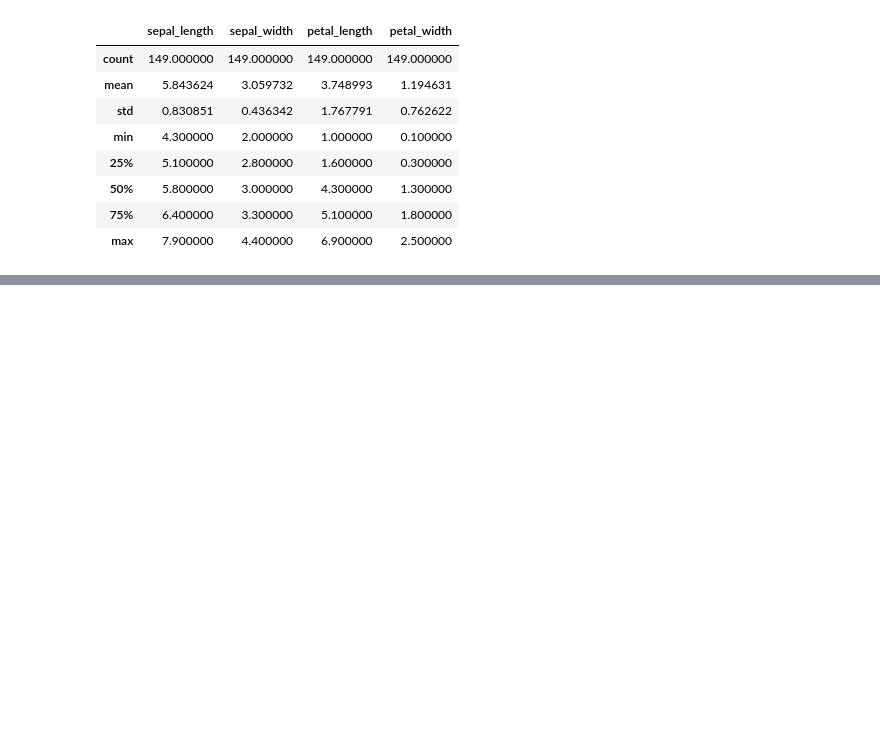
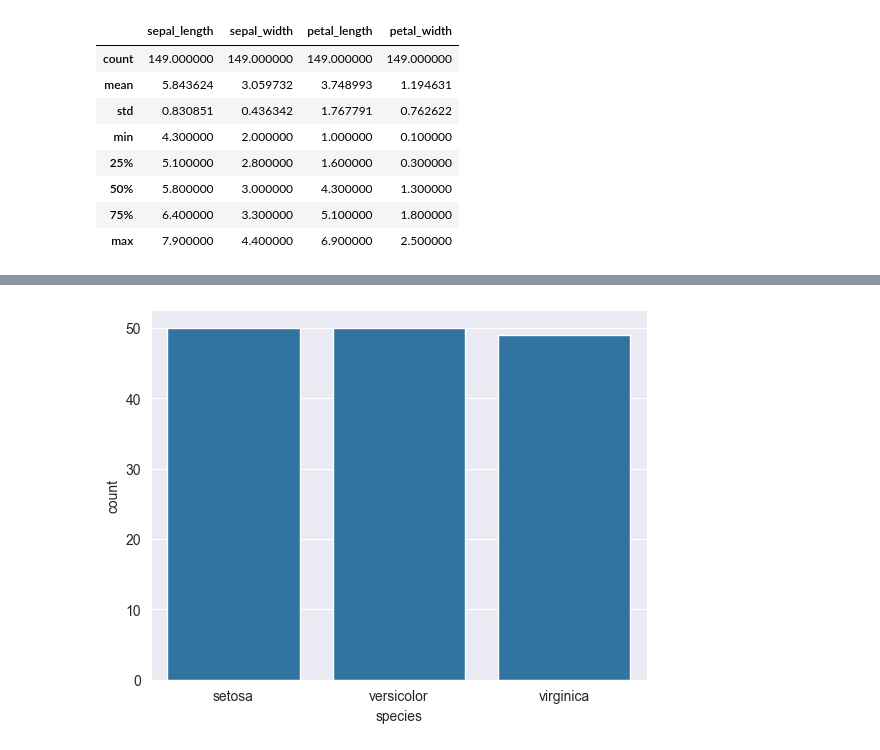
Before and after one commit to MLN142/Iris_flower_classification, a Jupyter notebook: IRIS.ipynb, the cells around one changed output, grey strips where cells are left out. Saved outputs shown, nothing was run; the diff lists cells and outputs as text; code cells hidden in the pictures; blank space fills up the shorter version.

Commit message:
count occurance

```diff
--- a/IRIS.ipynb
+++ b/IRIS.ipynb
@@ -3,6 +3,7 @@ import pandas as pd
 import matplotlib.pyplot as plt
 import seaborn as sns
 import numpy as np
+sns.set_style("darkgrid")
 # %%
 df=sns.load_dataset("iris")
 # %%
@@ -80,0 +91,4 @@ df.describe()
+# %%
+ax=sns.countplot(data=df,x="species")
+# %% [output]
+[figure, added]
```
Also changed, not shown: parts of 5 cells of this notebook.
